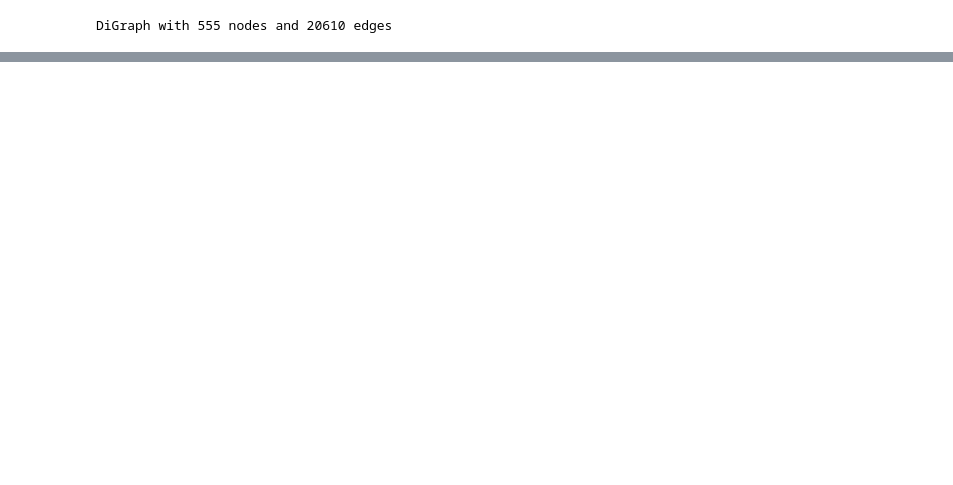
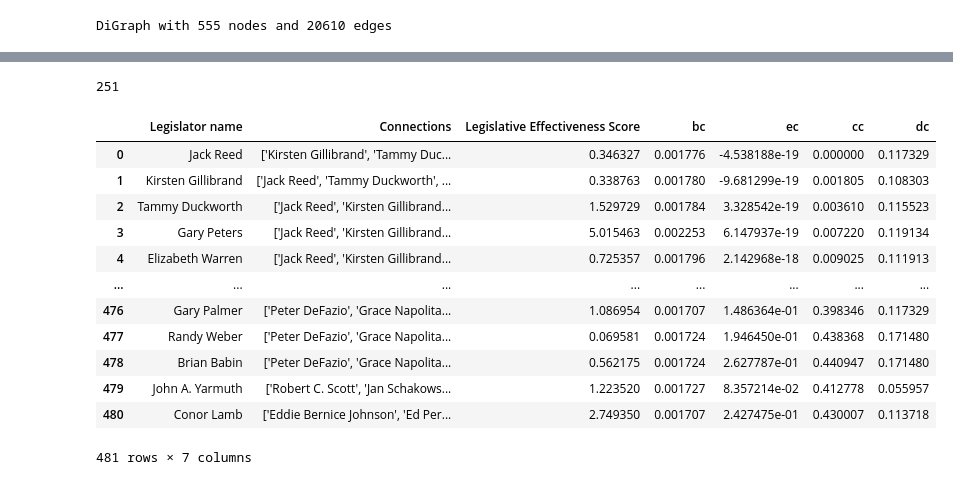
Before and after one commit to macs30200-s22/replication-materials-LynetteDang, a Jupyter notebook: analysis.ipynb, the cells around one changed output, grey strips where cells are left out. Cells and saved outputs as stored; diff of their text form; code cells hidden in the pictures; blank space fills up the shorter version.

```diff
--- a/analysis.ipynb
+++ b/analysis.ipynb
@@ -152,0 +155,49 @@ c
+# %%
+len(set(bc_top100).union(set(ec_top100)).union(set(cc_top100)).union(dc_top100))
+# %% [output]
+251
+# %%
+bc_df = pd.DataFrame.from_dict(bc, orient='index')
+bc_df.reset_index(inplace=True)
+bc_df = bc_df.rename(columns={"index": "index", 0: " bc"})
+ec_df = pd.DataFrame.from_dict(ec, orient='index')
+ec_df.reset_index(inplace=True)
+ec_df = ec_df.rename(columns={"index": "index", 0: " ec"})
+dc_df = pd.DataFrame.from_dict(dc, orient='index')
+dc_df.reset_index(inplace=True)
+dc_df = dc_df.rename(columns={"index": "index", 0: " dc"})
+cc_df = pd.DataFrame.from_dict(cc, orient='index')
+cc_df.reset_index(inplace=True)
+cc_df = cc_df.rename(columns={"index": "index", 0: " cc"})
+# %%
+def merge(df1, df2):
+    df1 = (
+        df1.merge(df2,
+            left_on=['Legislator name'],
+            right_on=['index'],
+            how='left')
+    )
+    return df1
+# %%
+df_analysis = merge(df_analysis, bc_df)
+df_analysis = merge(df_analysis, ec_df)
+df_analysis = merge(df_analysis, cc_df)
+df_analysis = merge(df_analysis, dc_df)
+# %%
+df_analysis = df_analysis.drop(columns=['index_x', 'index_y', 'index_x', 'index_y'])
+# %%
+df_analysis
+# %% [output]
+|  | Legislator name | Connections | Legislative Effectiveness Score | bc | ec | cc | dc |
+| 0 | Jack Reed | ['Kirsten Gillibrand', 'Tammy Duc... | 0.346327 | 0.001776 | -4.538188e-19 | 0.000000 | 0.117329 |
+| 1 | Kirsten Gillibrand | ['Jack Reed', 'Tammy Duckworth', ... | 0.338763 | 0.001780 | -9.681299e-19 | 0.001805 | 0.108303 |
+| 2 | Tammy Duckworth | ['Jack Reed', 'Kirsten Gillibrand... | 1.529729 | 0.001784 | 3.328542e-19 | 0.003610 | 0.115523 |
+| 3 | Gary Peters | ['Jack Reed', 'Kirsten Gillibrand... | 5.015463 | 0.002253 | 6.147937e-19 | 0.007220 | 0.119134 |
+| 4 | Elizabeth Warren | ['Jack Reed', 'Kirsten Gillibrand... | 0.725357 | 0.001796 | 2.142968e-18 | 0.009025 | 0.111913 |
+| ... | ... | ... | ... | ... | ... | ... | ... |
+| 476 | Gary Palmer | ['Peter DeFazio', 'Grace Napolita... | 1.086954 | 0.001707 | 1.486364e-01 | 0.398346 | 0.117329 |
+| 477 | Randy Weber | ['Peter DeFazio', 'Grace Napolita... | 0.069581 | 0.001724 | 1.946450e-01 | 0.438368 | 0.171480 |
+| 478 | Brian Babin | ['Peter DeFazio', 'Grace Napolita... | 0.562175 | 0.001724 | 2.627787e-01 | 0.440947 | 0.171480 |
+| 479 | John A. Yarmuth | ['Robert C. Scott', 'Jan Schakows... | 1.223520 | 0.001727 | 8.357214e-02 | 0.412778 | 0.055957 |
+| 480 | Conor Lamb | ['Eddie Bernice Johnson', 'Ed Per... | 2.749350 | 0.001707 | 2.427475e-01 | 0.430007 | 0.113718 |
+481 rows × 7 columns
```
Also changed, not shown: parts of 17 cells of this notebook, 7 other files.
